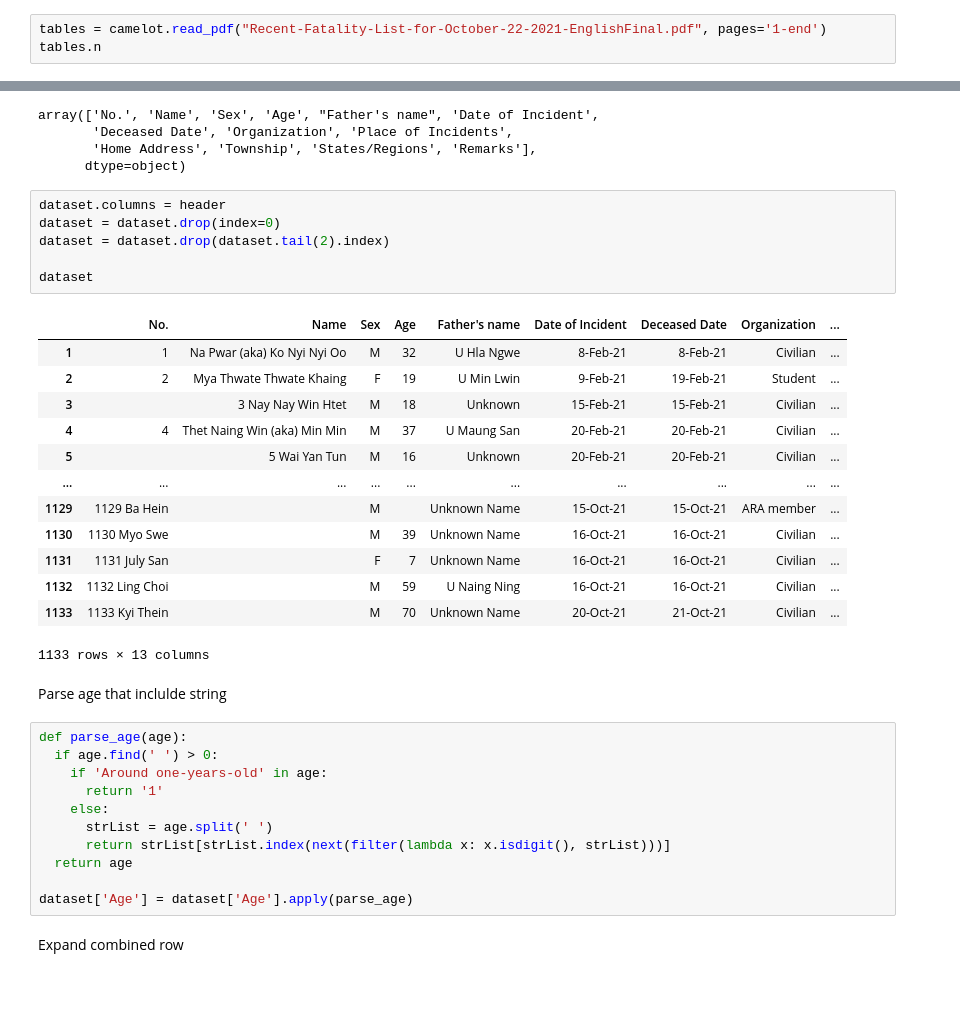
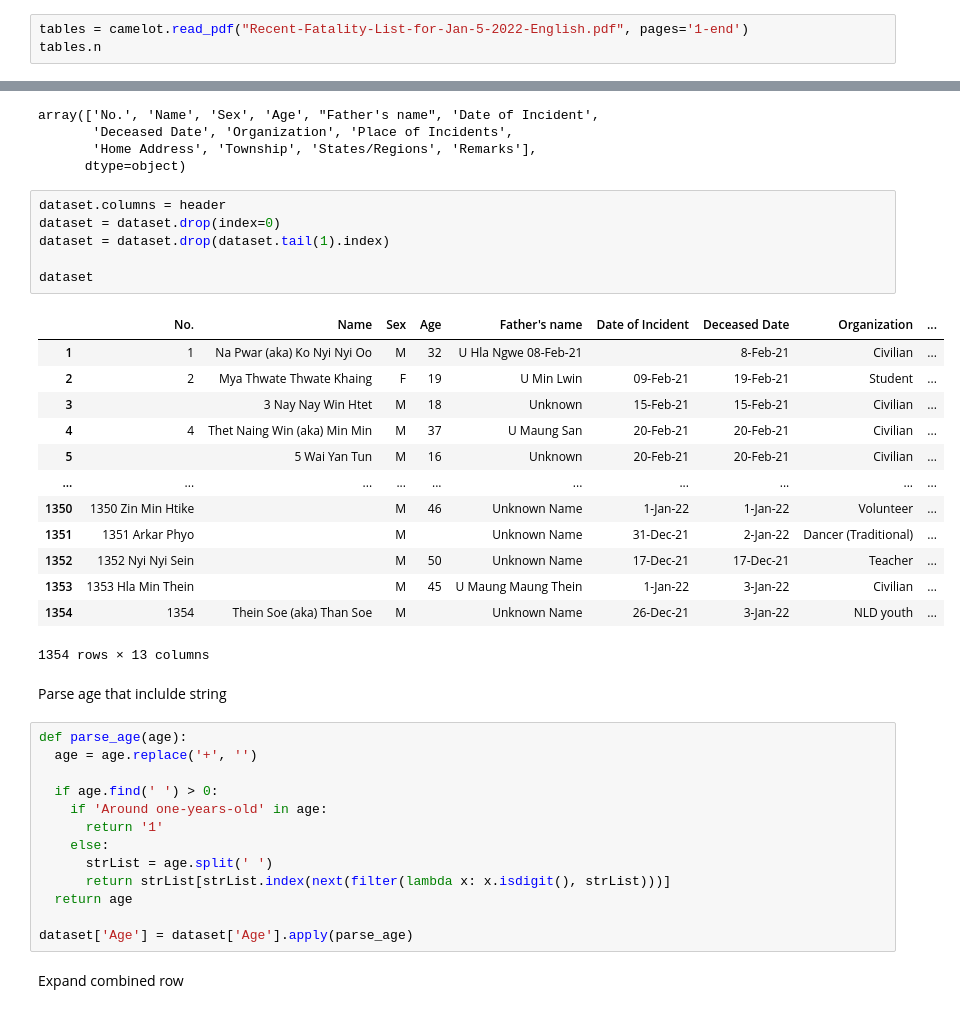
Before and after one commit to Th1nkK1D/ordinaryunfold, a Jupyter notebook: src/data/myanmar-coup/analyse.ipynb, the cells around one changed output, grey strips where cells are left out. Saved outputs shown, nothing was run; the diff lists cells and outputs as text.

```diff
--- a/src/data/myanmar-coup/analyse.ipynb
+++ b/src/data/myanmar-coup/analyse.ipynb
@@ -9,6 +9,6 @@ import matplotlib.pyplot as plt
 # %% [markdown]
 ## Load data from pdf file
 # %%
-tables = camelot.read_pdf("Recent-Fatality-List-for-October-22-2021-EnglishFinal.pdf", pages='1-end')
+tables = camelot.read_pdf("Recent-Fatality-List-for-Jan-5-2022-English.pdf", pages='1-end')
 tables.n
 # %% [output]
@@ -80,27 +80,29 @@ array(['No.', 'Name', 'Sex', 'Age', "Father's name", 'Date of Incident',
 # %%
 dataset.columns = header
 dataset = dataset.drop(index=0)
-dataset = dataset.drop(dataset.tail(2).index)
+dataset = dataset.drop(dataset.tail(1).index)
 
 dataset
 # %% [output]
 |  | No. | Name | Sex | Age | Father's name | Date of Incident | Deceased Date | Organization | ... |
-| 1 | 1 | Na Pwar (aka) Ko Nyi Nyi Oo | M | 32 | U Hla Ngwe | 8-Feb-21 | 8-Feb-21 | Civilian | ... |
-| 2 | 2 | Mya Thwate Thwate Khaing | F | 19 | U Min Lwin | 9-Feb-21 | 19-Feb-21 | Student | ... |
+| 1 | 1 | Na Pwar (aka) Ko Nyi Nyi Oo | M | 32 | U Hla Ngwe 08-Feb-21 |  | 8-Feb-21 | Civilian | ... |
+| 2 | 2 | Mya Thwate Thwate Khaing | F | 19 | U Min Lwin | 09-Feb-21 | 19-Feb-21 | Student | ... |
 | 3 |  | 3 Nay Nay Win Htet | M | 18 | Unknown | 15-Feb-21 | 15-Feb-21 | Civilian | ... |
 | 4 | 4 | Thet Naing Win (aka) Min Min | M | 37 | U Maung San | 20-Feb-21 | 20-Feb-21 | Civilian | ... |
 | 5 |  | 5 Wai Yan Tun | M | 16 | Unknown | 20-Feb-21 | 20-Feb-21 | Civilian | ... |
 | ... | ... | ... | ... | ... | ... | ... | ... | ... | ... |
-| 1129 | 1129 Ba Hein |  | M |  | Unknown Name | 15-Oct-21 | 15-Oct-21 | ARA member | ... |
-| 1130 | 1130 Myo Swe |  | M | 39 | Unknown Name | 16-Oct-21 | 16-Oct-21 | Civilian | ... |
-| 1131 | 1131 July San |  | F | 7 | Unknown Name | 16-Oct-21 | 16-Oct-21 | Civilian | ... |
-| 1132 | 1132 Ling Choi |  | M | 59 | U Naing Ning | 16-Oct-21 | 16-Oct-21 | Civilian | ... |
-| 1133 | 1133 Kyi Thein |  | M | 70 | Unknown Name | 20-Oct-21 | 21-Oct-21 | Civilian | ... |
+| 1350 | 1350 Zin Min Htike |  | M | 46 | Unknown Name | 1-Jan-22 | 1-Jan-22 | Volunteer | ... |
+| 1351 | 1351 Arkar Phyo |  | M |  | Unknown Name | 31-Dec-21 | 2-Jan-22 | Dancer (Traditional) | ... |
+| 1352 | 1352 Nyi Nyi Sein |  | M | 50 | Unknown Name | 17-Dec-21 | 17-Dec-21 | Teacher | ... |
+| 1353 | 1353 Hla Min Thein |  | M | 45 | U Maung Maung Thein | 1-Jan-22 | 3-Jan-22 | Civilian | ... |
+| 1354 | 1354 | Thein Soe (aka) Than Soe | M |  | Unknown Name | 26-Dec-21 | 3-Jan-22 | NLD youth | ... |
-1133 rows × 13 columns
+1354 rows × 13 columns
 # %% [markdown]
 Parse age that inclulde string
 # %%
 def parse_age(age):
+  age = age.replace('+', '')
+
   if age.find(' ') > 0:
     if 'Around one-years-old' in age:
       return '1'
```
Also changed, not shown: parts of 15 cells of this notebook, 1 other file.
